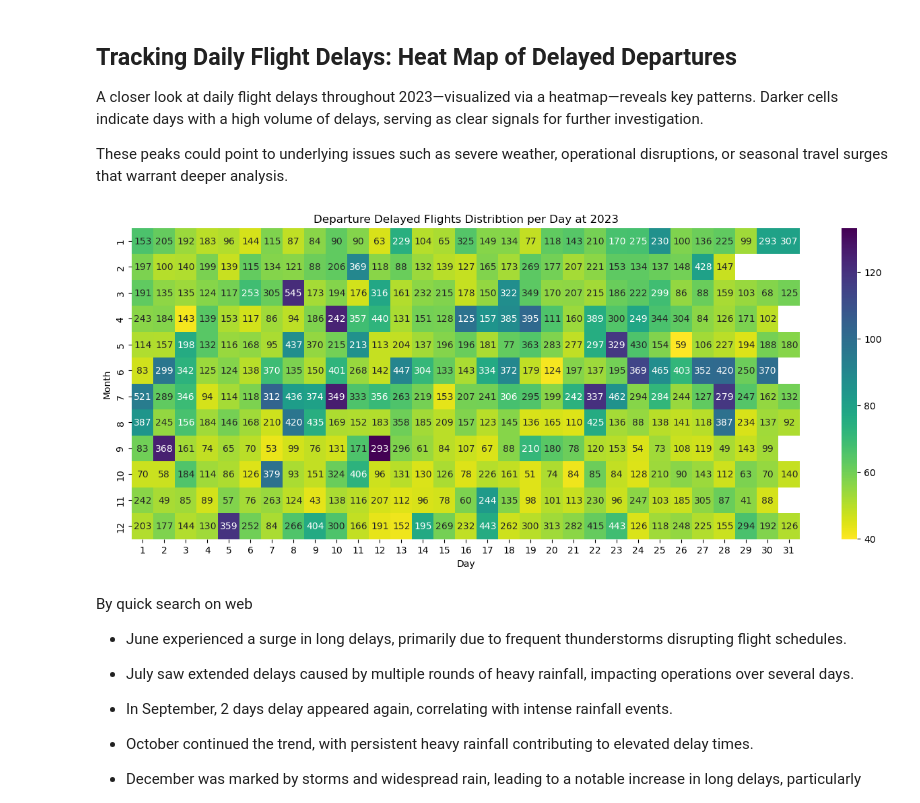
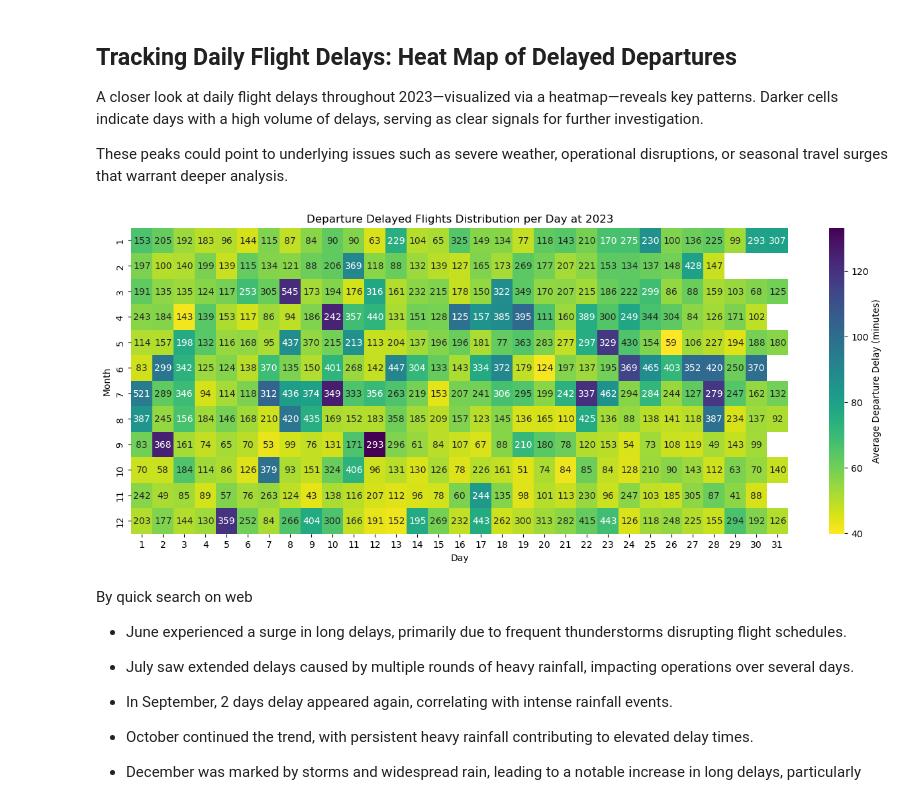
Before and after one commit to Ahmed-R-Hamdan/-Delayed-Departures-Investigating-NYC-Flights-in-2023, a Jupyter notebook: notebook.ipynb, the cells around one changed output. Saved outputs shown, nothing was run; the diff lists cells and outputs as text; code cells hidden in the pictures.

```diff
--- a/notebook.ipynb
+++ b/notebook.ipynb
@@ -507,18 +510,18 @@ These peaks could point to underlying issues such as severe weather, operational
 # %%
 # Create a pivot table to use as the data for the heatmap
 dep_delay_pivot_table = flight_data[flight_data['dep_delay'] > 15].pivot_table(index="month", columns="day", values="dep_delay", aggfunc='mean')
 
 # Create a pivot table to use for annotations representing the count of flights
 count_pivot_table = flight_data[flight_data['dep_delay'] > 15].pivot_table(index="month", columns="day", values="dep_delay", aggfunc='count')
 
 # Plot the heatmap using the pivot table with a reversed color palette and annotating the count of flights
 plt.figure(figsize=(16, 6))
-sns.heatmap(data=dep_delay_pivot_table, cmap='viridis_r', annot=count_pivot_table, fmt=".0f")
-plt.title('Departure Delayed Flights Distribtion per Day at 2023')
+heatmap = sns.heatmap(data=dep_delay_pivot_table, cmap='viridis_r', annot=count_pivot_table, fmt=".0f", cbar_kws={'label': 'Average Departure Delay (minutes)'})
+plt.title('Departure Delayed Flights Distribution per Day at 2023')
 plt.xlabel('Day')
 plt.ylabel('Month');
 # %% [output]
-[figure, old version]
+[figure, new version]
 # %% [markdown]
 By quick search on web
 - June experienced a surge in long delays, primarily due to frequent thunderstorms disrupting flight schedules.
```
Also changed, not shown: parts of 9 cells of this notebook.
